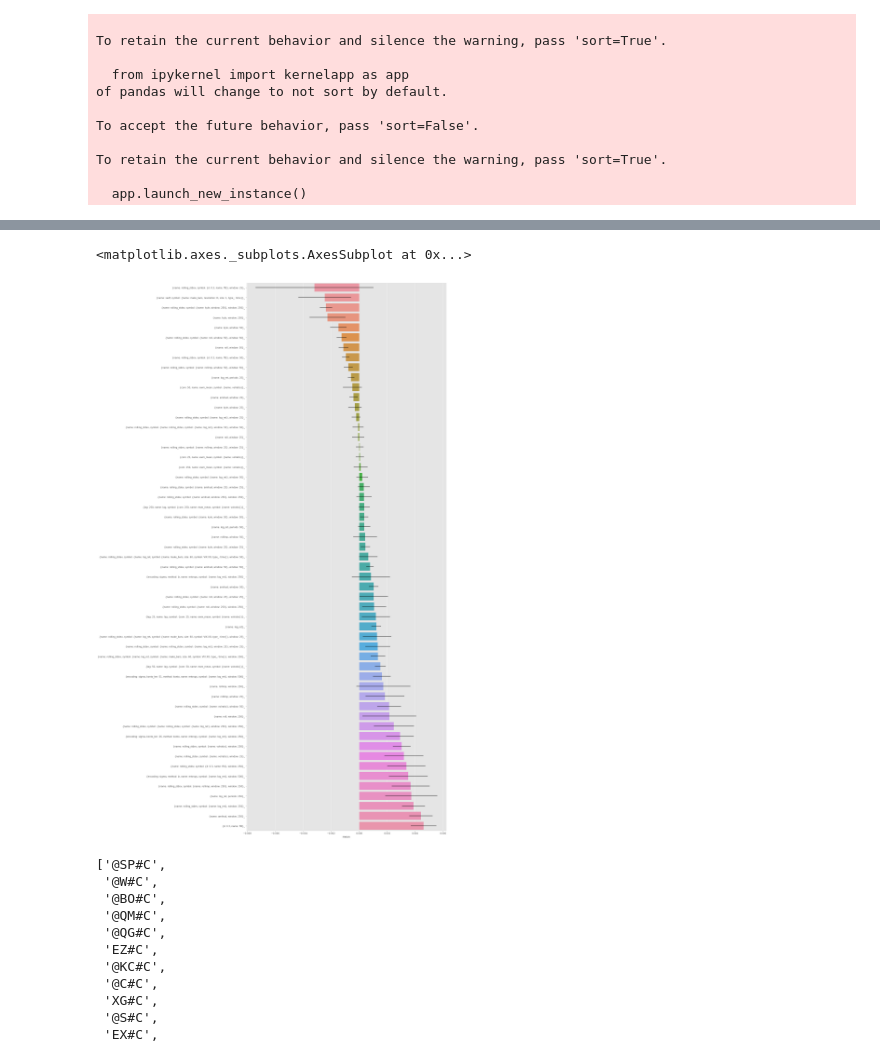
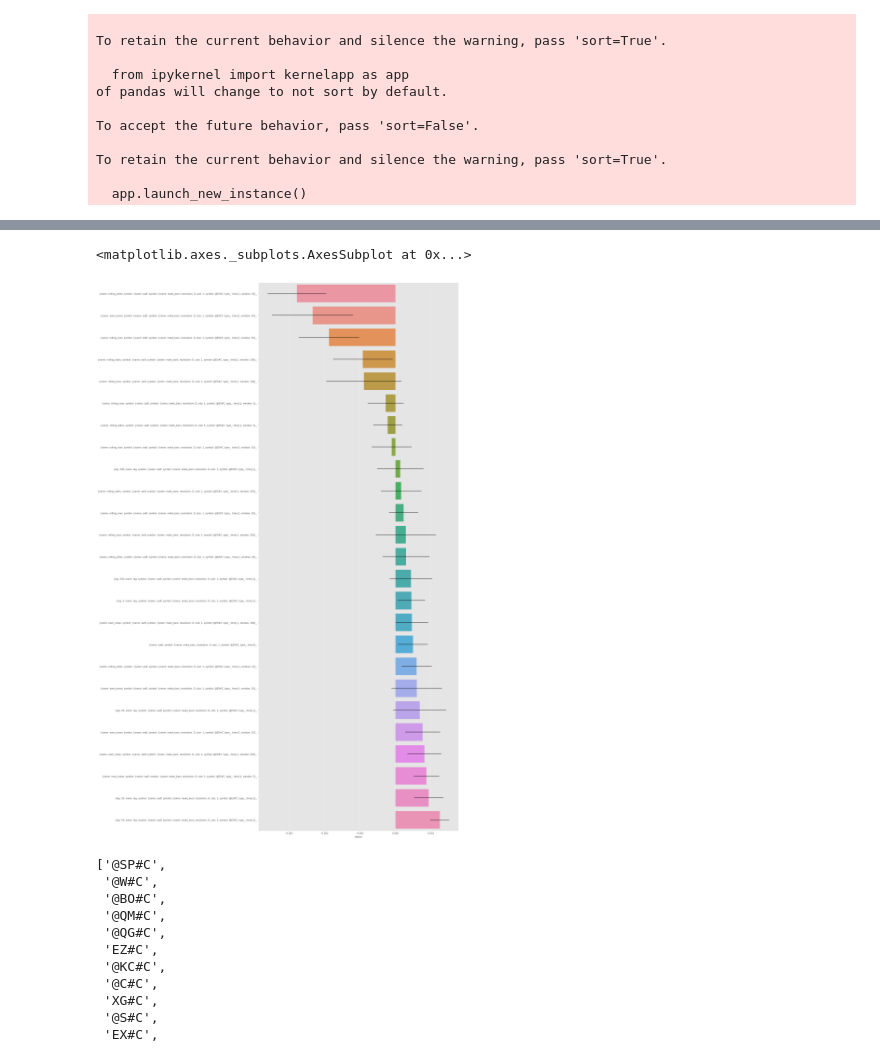
Before and after one commit to doda/fincl, a Jupyter notebook: backend/11_feature_importance.ipynb, the cells around one changed output, grey strips where cells are left out. Cells and saved outputs as stored; diff of their text form; code cells hidden in the pictures.

```diff
--- a/backend/11_feature_importance.ipynb
+++ b/backend/11_feature_importance.ipynb
@@ -156,7 +156,7 @@ def latest_files(files):
     return list(sorted(files, key=os.path.getmtime)[::-1])
 
 
-files = latest_files([x for x in (DATA_DIR / 'dollar').files('*fimp*') if '_50_' in x and '[]_0.12525505060DVIamcodenenewffkokylolzmamepererororosasisisytityvo' in x])
+files = latest_files([x for x in (DATA_DIR / 'dollar').files('*fimp*') if '_50_' in x and 'EDVIamdenenewffkokylolzmamepererorororosasisisytityvo_MDA' in x])
 print(len(files))
 imps = [pd.read_hdf(x, 'table') for x in files]
 
@@ -237,10 +279,11 @@ Text(0.5, 1.0, 'filter:, key:<function <lambda> at 0x...>')
 # %%
 res3 = res
 res3 = res3.sort_values('mean')
+res3 = res3.loc[res3.index.str.contains('sadf')]
 seaborn.barplot(y=[str(x).replace('\\','').replace('"', '') + '_' for x in res3.index.values], x=res3['mean'], xerr=res3['std'])
 # %% [output]
 <matplotlib.axes._subplots.AxesSubplot at 0x...>
-[figure, old version]
+[figure, new version]
 # %%
 [x.basename().split('_')[0] for x in sorted((DATA_DIR / 'dollar').files("*events_100_fixed_horizon_50*"), key=lambda x:x.size)[::-1]]
 # %% [output]
```
Also changed, not shown: parts of 5 cells of this notebook, 1 other file.
